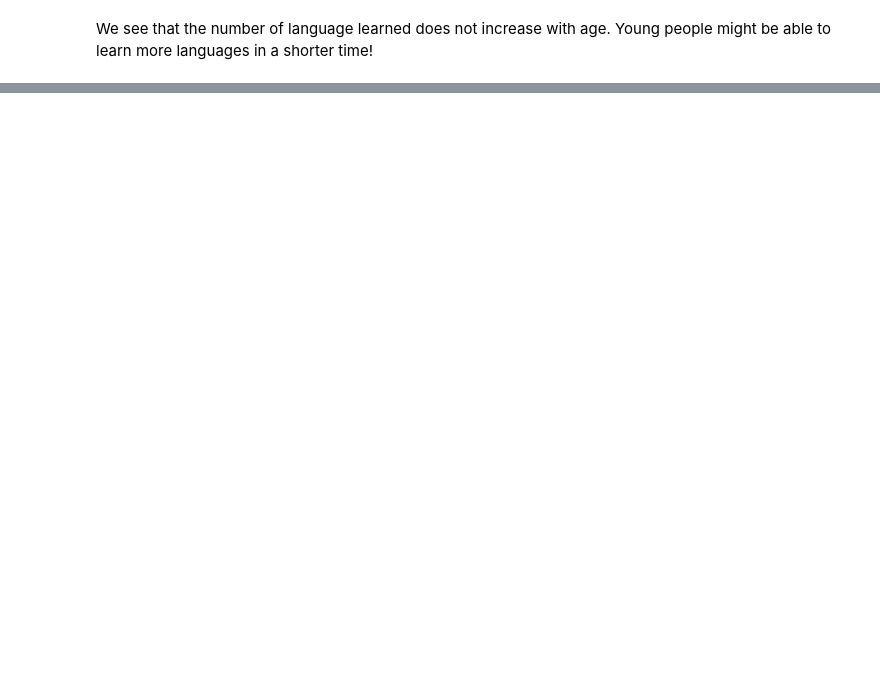
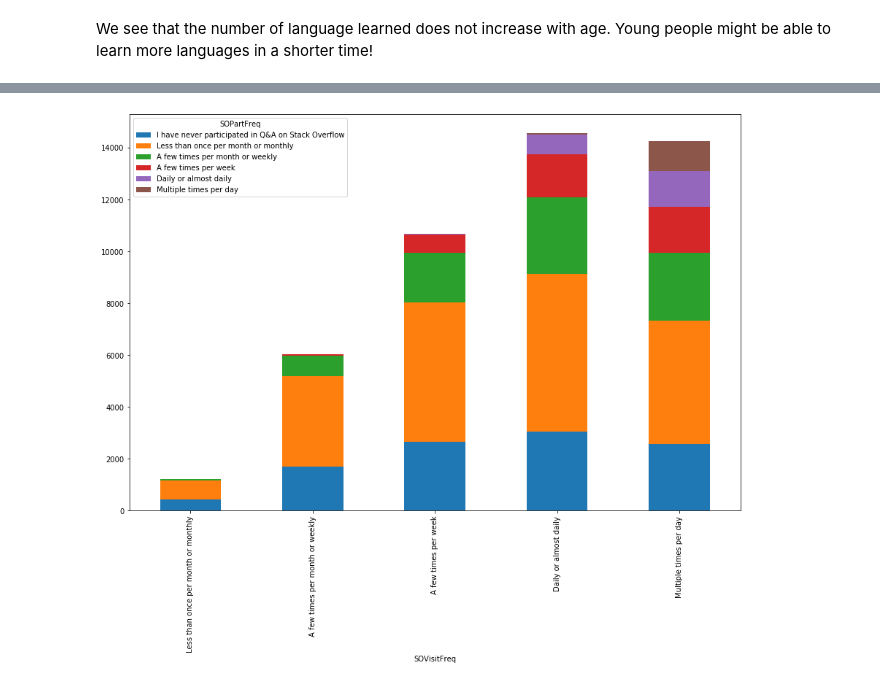
Before and after one commit to xixiaodong/MediumDSPost, a Jupyter notebook: Untitled1.ipynb, the cells around one changed output, grey strips where cells are left out. Cells and saved outputs as stored; diff of their text form; code cells hidden in the pictures; blank space fills up the shorter version.

```diff
--- a/Untitled1.ipynb
+++ b/Untitled1.ipynb
@@ -185,0 +247,7 @@ We see that the number of language learned does not increase with age. Young peo
+# %%
+df_part_visit = df2.groupby(['SOPartFreq', 'SOVisitFreq']).size().reset_index().pivot(columns='SOPartFreq', index='SOVisitFreq', values=0).loc[ordered]
+# %%
+df_part_visit.plot(kind='bar', stacked=True, figsize=(15,10))
+plt.show()
+# %% [output]
+[figure, added]
```
Also changed, not shown: parts of 17 cells of this notebook.
